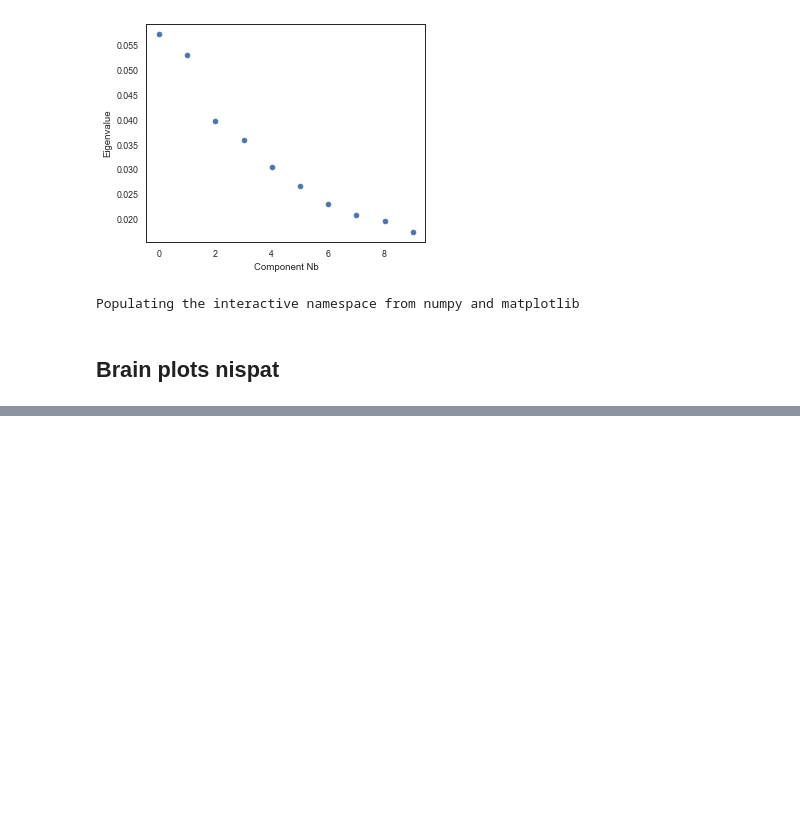
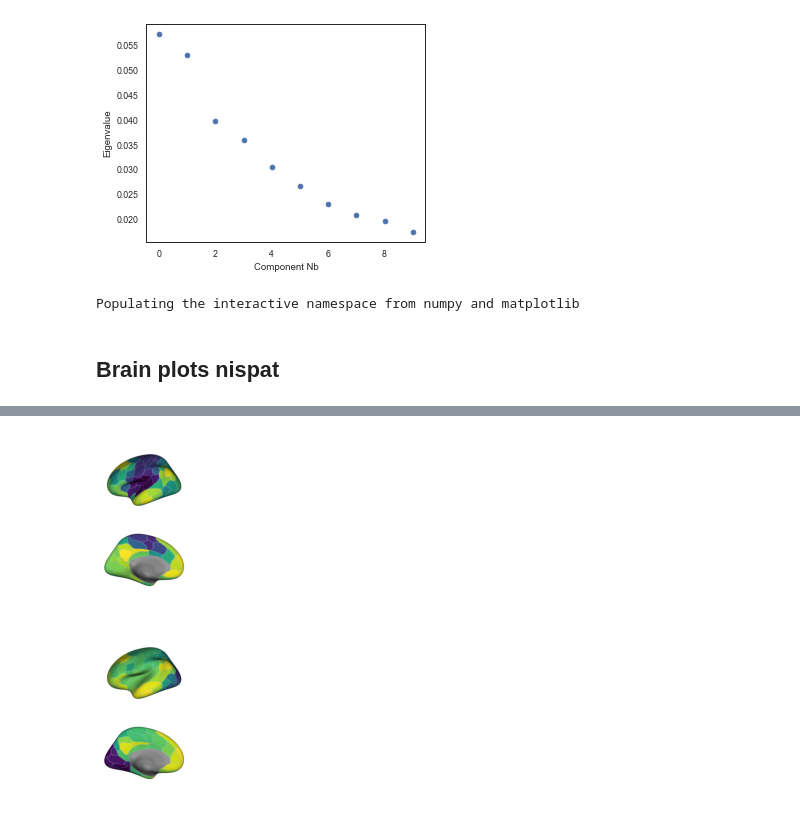
Before and after one commit to lindenmp/neurodev_cs_predictive, a Jupyter notebook: code/gradients/compute_gradient.ipynb, the cells around one changed output, grey strips where cells are left out. Cells and saved outputs as stored; diff of their text form; code cells hidden in the pictures; blank space fills up the shorter version.

```diff
--- a/code/gradients/compute_gradient.ipynb
+++ b/code/gradients/compute_gradient.ipynb
@@ -222,30 +270,28 @@ for i in range(0,2):
 # %%
-# for i in range(0,2):
+for i in range(0,2):
 
-#     f, axes = plt.subplots(2, 2)
-#     f.set_figwidth(4)
-#     f.set_figheight(4)
-#     plt.subplots_adjust(wspace=0, hspace=0)
+    f, axes = plt.subplots(2,1)
+    f.set_figwidth(2)
+    f.set_figheight(3)
+    plt.subplots_adjust(wspace=0, hspace=0)
 
-#     # column 0:
-#     fig_str = 'lh_gradient_' + str(i) + '.png'
-#     try:
-#     #     axes[0,0].set_title('Thickness (left)')
-#         image = mpimg.imread('lat_' + fig_str); axes[0,0].imshow(image); axes[0,0].axis('off')
-#     except FileNotFoundError: axes[0,0].axis('off')
-#     try:
-#         image = mpimg.imread('med_' + fig_str); axes[1,0].imshow(image); axes[1,0].axis('off')
-#     except FileNotFoundError: axes[1,0].axis('off')
+    # column 0:
+    fig_str = 'lh_gradient_' + str(i) + '.png'
+    try:
+    #     axes[0,0].set_title('Thickness (left)')
+        image = mpimg.imread('lat_' + fig_str); axes[0].imshow(image); axes[0].axis('off')
+    except FileNotFoundError: axes[0].axis('off')
+    try:
+        image = mpimg.imread('med_' + fig_str); axes[1].imshow(image); axes[1].axis('off')
+    except FileNotFoundError: axes[1].axis('off')
 
-#     # column 1:
-#     fig_str = 'rh_gradient_' + str(i) + '.png'
-#     try:
-#     #     axes[0,1].set_title('Thickness (right)')
-#         image = mpimg.imread('lat_' + fig_str); axes[0,1].imshow(image); axes[0,1].axis('off')
-#     except FileNotFoundError: axes[0,1].axis('off')
-#     try:
-#         image = mpimg.imread('med_' + fig_str); axes[1,1].imshow(image); axes[1,1].axis('off')
-#     except FileNotFoundError: axes[1,1].axis('off')
-
-#     plt.show()
-#     f.savefig('gradient_' + str(i) + '.png', dpi = 300, bbox_inches = 'tight', pad_inches = 0)
+    plt.show()
+    if my_sample == 'oldest':
+        f.savefig('gradient_' + str(i) + '_oldest.png', dpi = 300, bbox_inches = 'tight', pad_inches = 0)
+    elif my_sample == 'youngest':
+        f.savefig('gradient_' + str(i) + '_youngest.png', dpi = 300, bbox_inches = 'tight', pad_inches = 0)
+    else:
+        f.savefig('gradient_' + str(i) + '.svg', dpi = 300, bbox_inches = 'tight', pad_inches = 0)
+# %% [output]
+[figure, added]
+[figure, added]
```
Also changed, not shown: parts of 17 cells of this notebook, 7 other files.
